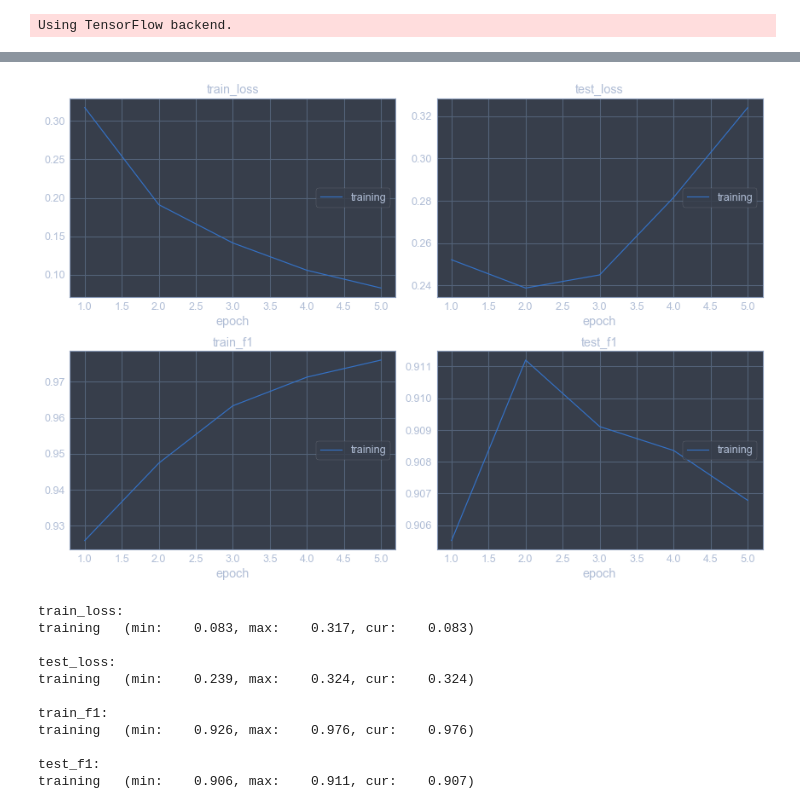
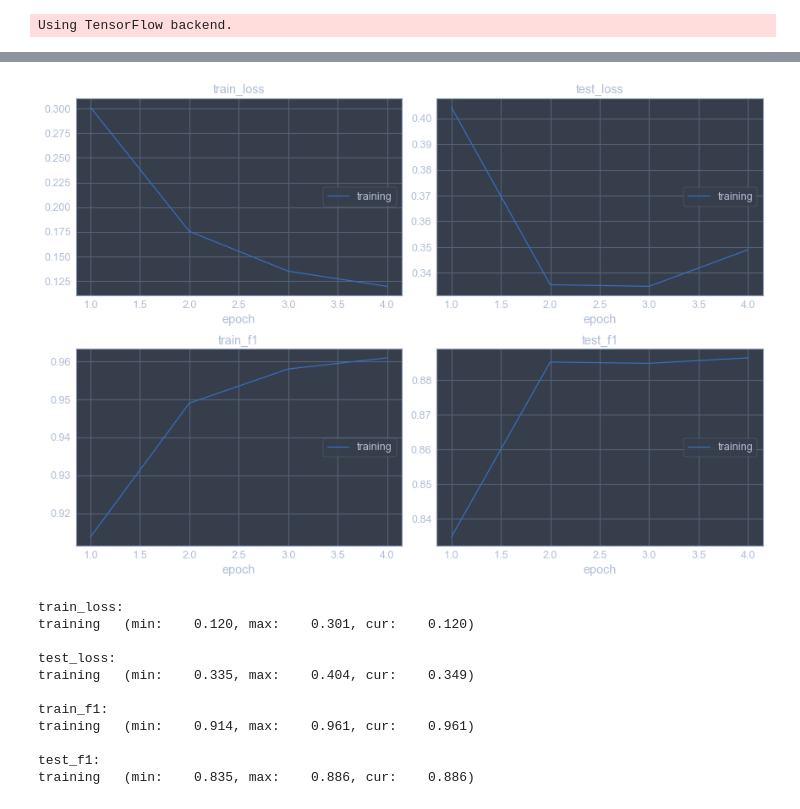
Before and after one commit to DhruvDh/emocontext, a Jupyter notebook: models/final.ipynb, the cells around one changed output, grey strips where cells are left out. Saved outputs shown, nothing was run; the diff lists cells and outputs as text; code cells hidden in the pictures.

```diff
--- a/models/final.ipynb
+++ b/models/final.ipynb
@@ -50,3 +72,3 @@ te_label_index = dict([[v-1,k] for k,v in te_label_index.items()])
 # %%
-custom_embeddings = get_embedding_matrix(t1_tokenizer.word_index, 'custom_vectors_V2.5_2500.txt', 100).float()
-fasttext_embeddings = get_embedding_matrix(t1_tokenizer.word_index, 'vectors.txt', 300).float()
+custom_embeddings = get_embedding_matrix(tokenizer.word_index, 'custom_vectors_V2.5_2500.txt', 100).float()
+fasttext_embeddings = get_embedding_matrix(tokenizer.word_index, 'vectors.txt', 300).float()
@@ -131,17 +135,17 @@ class Model(nn.Module):
 t1_train, t1_test = torch.utils.data.random_split(t1_data, (int(0.8*len(t1_data)), len(t1_data) - (int(0.8*len(t1_data)))))
 
 t1_train_batches = torch.utils.data.DataLoader(
-#     t1_tensor_dataset,
-    t1_train,
+    t1_data,
+#     t1_train,
     batch_size = 32,
     shuffle = True,
-    pin_memory = True,
+    pin_memory = False,
     num_workers = 8
 )
 
 t1_test_batches = torch.utils.data.DataLoader(
-    t1_test,
-    batch_size = 32,
+    te1_data,
+    batch_size = 16,
     shuffle = True,
     pin_memory = True,
     num_workers = 8)
@@ -165,7 +169,7 @@ t2_test_batches = torch.utils.data.DataLoader(
     pin_memory = True,
     num_workers = 8)
 # %%
-def train(epochs, model, loss, optimizer, turn_lens, train_batches, test_batches=None, tensor_dataset=False, live_loss=PlotLosses(), scheduler=None):
+def train(epochs, model, loss, optimizer, turn_lens, te_turn_lens, train_batches, test_batches=None, tensor_dataset=False, live_loss=PlotLosses(), scheduler=None):
     for epoch in range(epochs):
         if scheduler is not None:
             scheduler.step()
@@ -202,11 +206,11 @@ def train(epochs, model, loss, optimizer, turn_lens, train_batches, test_batches
             max2 = torch.max(batch.narrow(1, 1, 1)).item()
             max3 = torch.max(batch.narrow(1, 2, 1)).item()
 
-            t1 = batch.narrow(1, 3 + turn_lens[0] - max1, max1).to(device)
-            t2 = batch.narrow(1, 3 + turn_lens[0] + turn_lens[1] - max2, max2).to(device)
-            t3 = batch.narrow(1, 3 + turn_lens[0] + turn_lens[1] + turn_lens[2] - max3, max3).to(device)
+            t1 = batch.narrow(1, 3 + te_turn_lens[0] - max1, max1).to(device)
+            t2 = batch.narrow(1, 3 + te_turn_lens[0] + te_turn_lens[1] - max2, max2).to(device)
+            t3 = batch.narrow(1, 3 + te_turn_lens[0] + te_turn_lens[1] + te_turn_lens[2] - max3, max3).to(device)
 
-            y = batch.narrow(1, 3 + turn_lens[0] + turn_lens[1] + turn_lens[2], 1).to(device)
+            y = batch.narrow(1, 3 + te_turn_lens[0] + te_turn_lens[1] + te_turn_lens[2], 1).to(device)
 
             pred = model(t1, t2, t3)
             test_predictions.append(predict(pred))
@@ -240,7 +244,7 @@ def train(epochs, model, loss, optimizer, turn_lens, train_batches, test_batches
 
     return live_loss
 # %%
-t1_epochs = 5
+t1_epochs = 10
 
 t1_model = Model(fasttext_embeddings, custom_embeddings, len(tier1_dataset['label'].unique()))
 t1_loss = nn.CrossEntropyLoss(weight=get_class_weights(tier1_dataset['label']).to(device))
@@ -254,6 +258,7 @@ train(
     t1_loss,
     t1_optimizer,
     (t1_turn1_len, t1_turn2_len, t1_turn3_len),
+    (te_turn1_len, te_turn2_len, te_turn3_len),
     t1_train_batches,
     t1_test_batches,
     scheduler=t1_scheduler
@@ -262,19 +267,6 @@ train(
 torch.save(t1_model.state_dict(), 't1_model')
 t1_model.to("cpu")
 del t1_model, t1_loss, t1_optimizer, t1_train_batches, t1_test_batches
-# %% [output]
-[figure, removed]
-train_loss:
-training   (min:    0.083, max:    0.317, cur:    0.083)
-
-test_loss:
-training   (min:    0.239, max:    0.324, cur:    0.324)
-
-train_f1:
-training   (min:    0.926, max:    0.976, cur:    0.976)
-
-test_f1:
-training   (min:    0.906, max:    0.911, cur:    0.907)
 # %%
 t1_epochs = 5
 
@@ -299,28 +291,42 @@ torch.save(t1_model.state_dict(), 't1_model')
 t1_model.to("cpu")
 del t1_model, t1_loss, t1_optimizer, t1_train_batches, t1_test_batches
 # %%
-t1_epochs = 5
+t1_epochs = 4
 
 t1_model = Model(fasttext_embeddings, custom_embeddings, len(tier1_dataset['label'].unique()))
 t1_loss = nn.CrossEntropyLoss(weight=get_class_weights(tier1_dataset['label']).to(device))
-t1_optimizer = torch.optim.Adam(t1_model.parameters(), lr=0.0005, amsgrad=True)
-t1_scheduler = torch.optim.lr_scheduler.ExponentialLR(t1_optimizer, gamma=0.75, last_epoch=-1)
+t1_optimizer = torch.optim.Adam(t1_model.parameters(), lr=0.0008, amsgrad=True)
+t1_scheduler = torch.optim.lr_scheduler.ExponentialLR(t1_optimizer, gamma=0.25, last_epoch=-1)
 t1_model.to(device)
 
 train(
     t1_epochs,
     t1_model,
     t1_loss,
     t1_optimizer,
     (t1_turn1_len, t1_turn2_len, t1_turn3_len),
+    (te1_turn1_len, te1_turn2_len, te1_turn3_len),
     t1_train_batches,
     t1_test_batches,
     scheduler=t1_scheduler
 ).draw()
 
 torch.save(t1_model.state_dict(), 't1_model')
 t1_model.to("cpu")
 del t1_model, t1_loss, t1_optimizer, t1_train_batches, t1_test_batches
+# %% [output]
+[figure, added]
+train_loss:
+training   (min:    0.120, max:    0.301, cur:    0.120)
+
+test_loss:
+training   (min:    0.335, max:    0.404, cur:    0.349)
+
+train_f1:
+training   (min:    0.914, max:    0.961, cur:    0.961)
+
+test_f1:
+training   (min:    0.835, max:    0.886, cur:    0.886)
 # %%
 t2_epochs = 4
 
```
Also changed, not shown: parts of 14 cells of this notebook, 10 other files.
